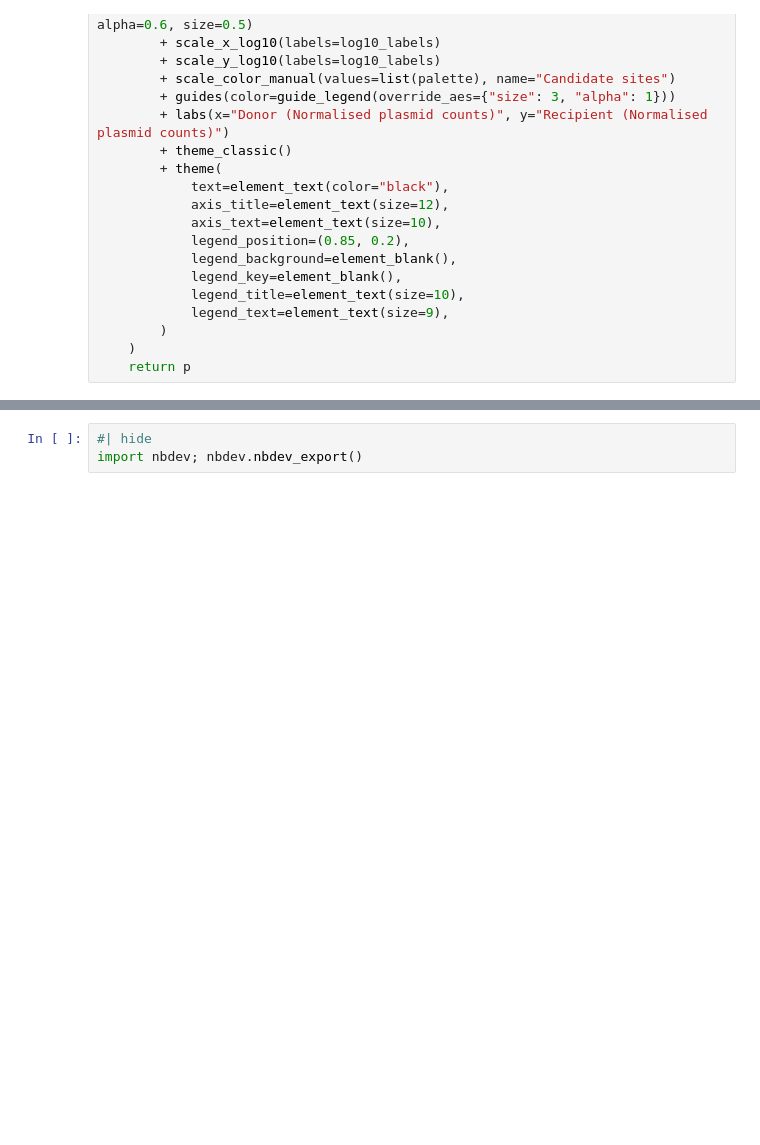
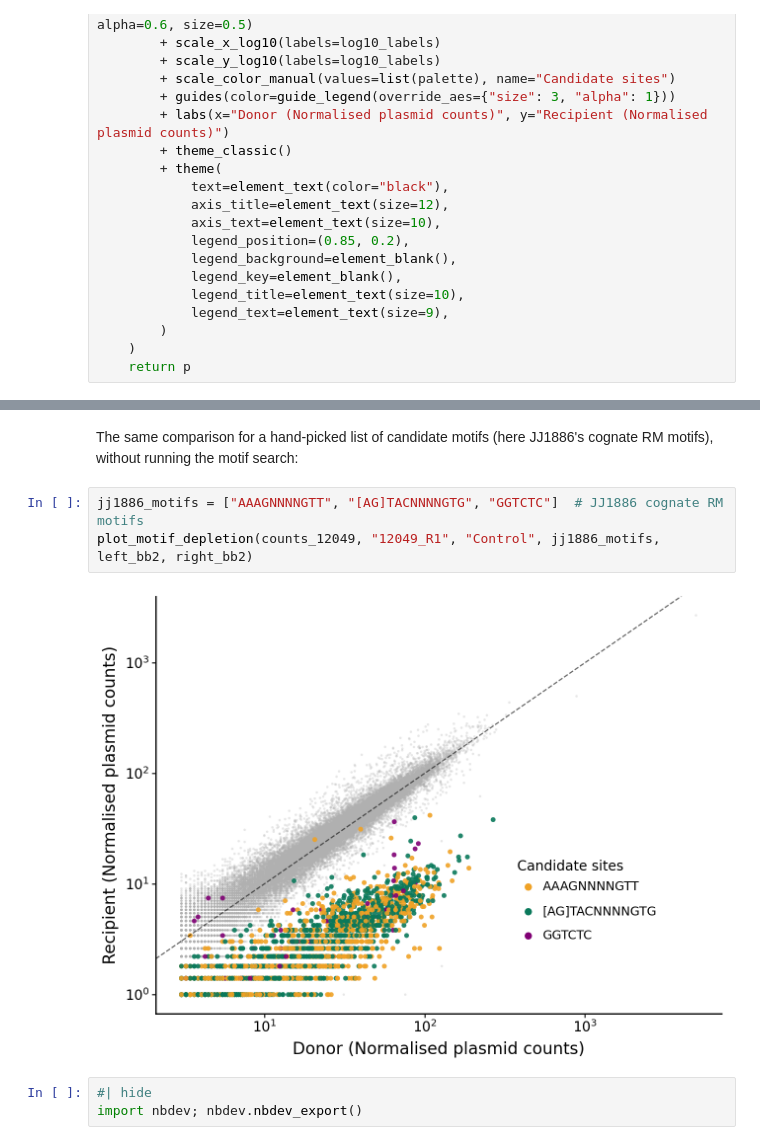
Before and after one commit to dbikard/randseq, a Jupyter notebook: nbs/02_plotting.ipynb, the cells around one changed output, grey strips where cells are left out. Cells and saved outputs as stored; diff of their text form; blank space fills up the shorter version.

```diff
--- a/nbs/02_plotting.ipynb
+++ b/nbs/02_plotting.ipynb
@@ -343,3 +409,10 @@ def plot_motif_depletion(counts_df, sample_col, ref_col, motif_list,
+# %% [markdown]
+The same comparison for a hand-picked list of candidate motifs (here JJ1886's cognate RM motifs), without running the motif search:
+# %%
+jj1886_motifs = ["AAAGNNNNGTT", "[AG]TACNNNNGTG", "GGTCTC"]  # JJ1886 cognate RM motifs
+plot_motif_depletion(counts_12049, "12049_R1", "Control", jj1886_motifs, left_bb2, right_bb2)
+# %% [output]
+[figure, added]
 # %%
 #| hide
 import nbdev; nbdev.nbdev_export()
```
Also changed, not shown: parts of 4 cells of this notebook, 5 other files.
